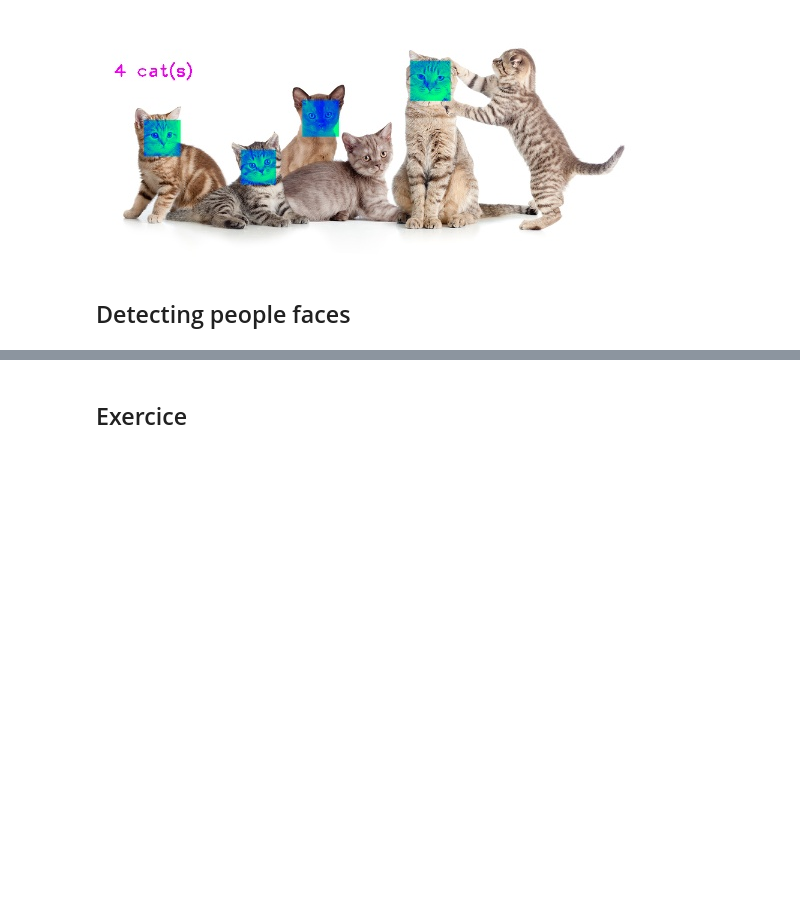
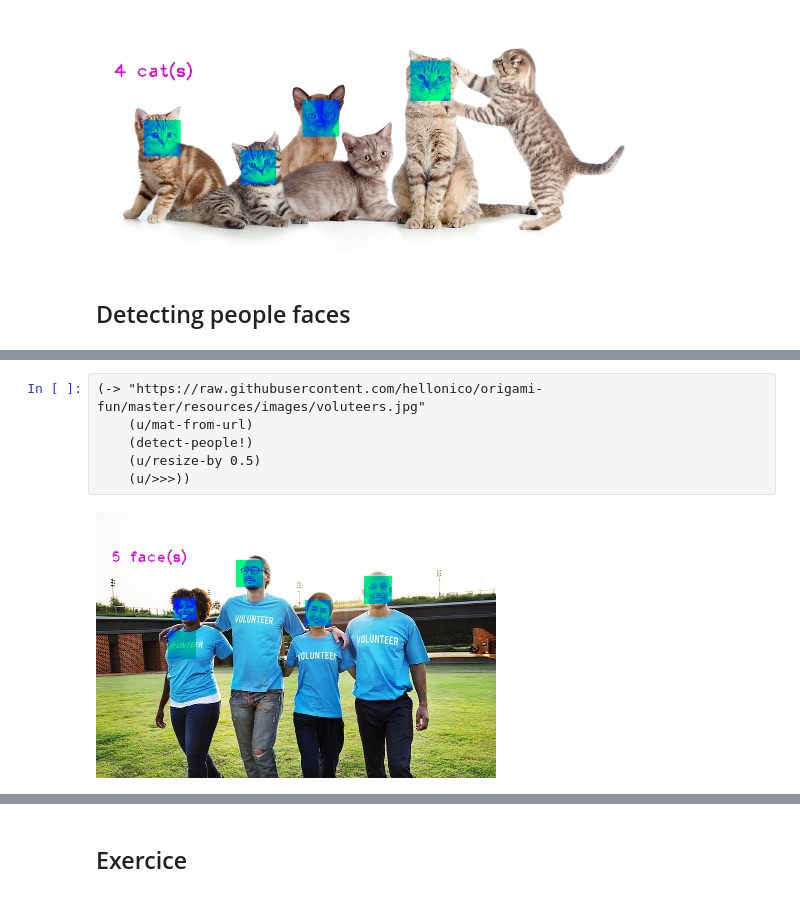
Before and after one commit to hellonico/origami-fun, a Jupyter notebook: jupyter/catdetector.ipynb, the cells around one changed output, grey strips where cells are left out. Saved outputs shown, nothing was run; the diff lists cells and outputs as text; blank space fills up the shorter version.

```diff
--- a/jupyter/catdetector.ipynb
+++ b/jupyter/catdetector.ipynb
@@ -108,0 +109,8 @@ nil
+# %%
+(-> "https://raw.githubusercontent.com/hellonico/origami-fun/master/resources/images/voluteers.jpg"
+    (u/mat-from-url)
+    (detect-people!)
+    (u/resize-by 0.5)
+    (u/>>>))
+# %% [output]
+[figure, added]
```
Also changed, not shown: parts of 4 cells of this notebook, 9 other files.
